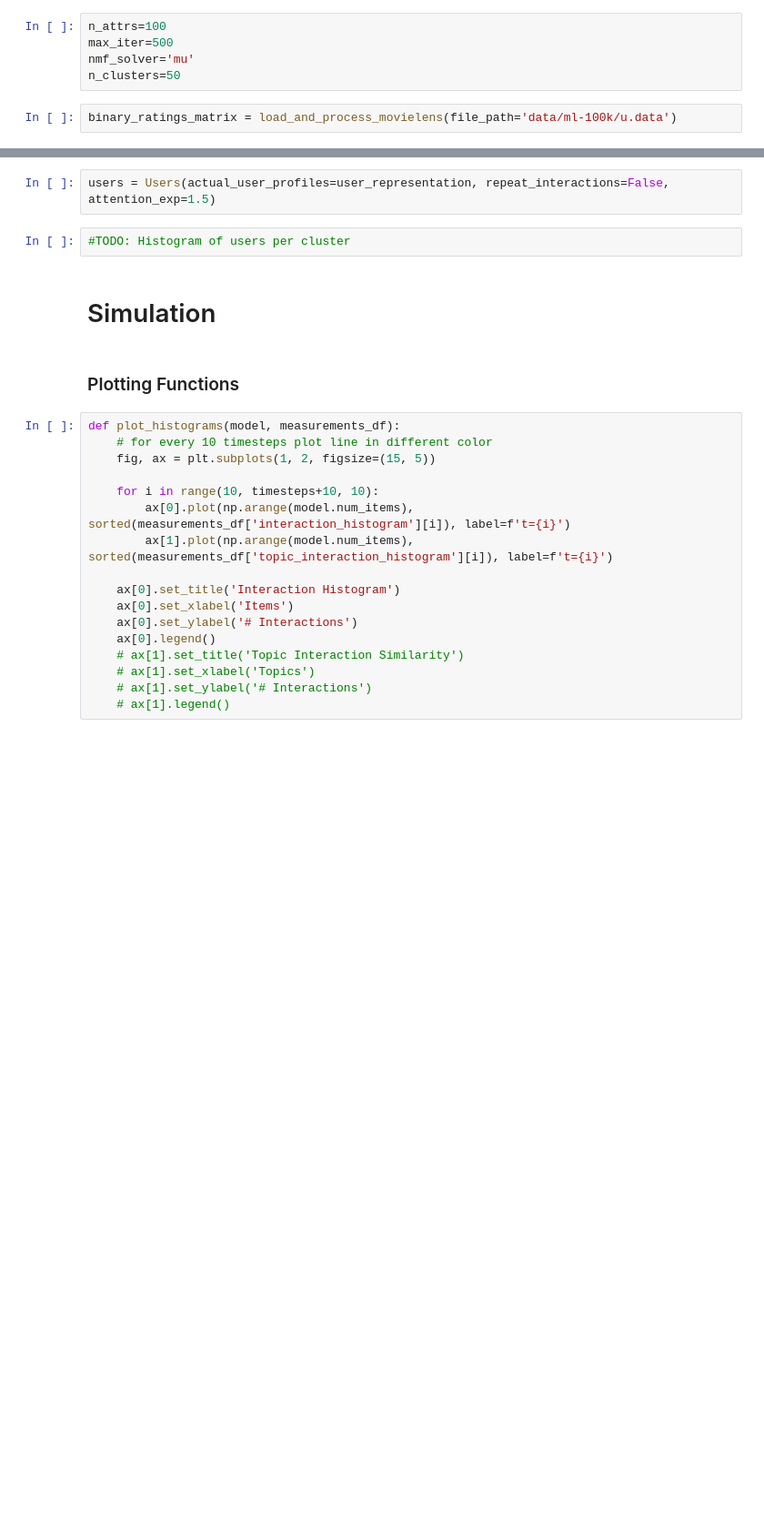
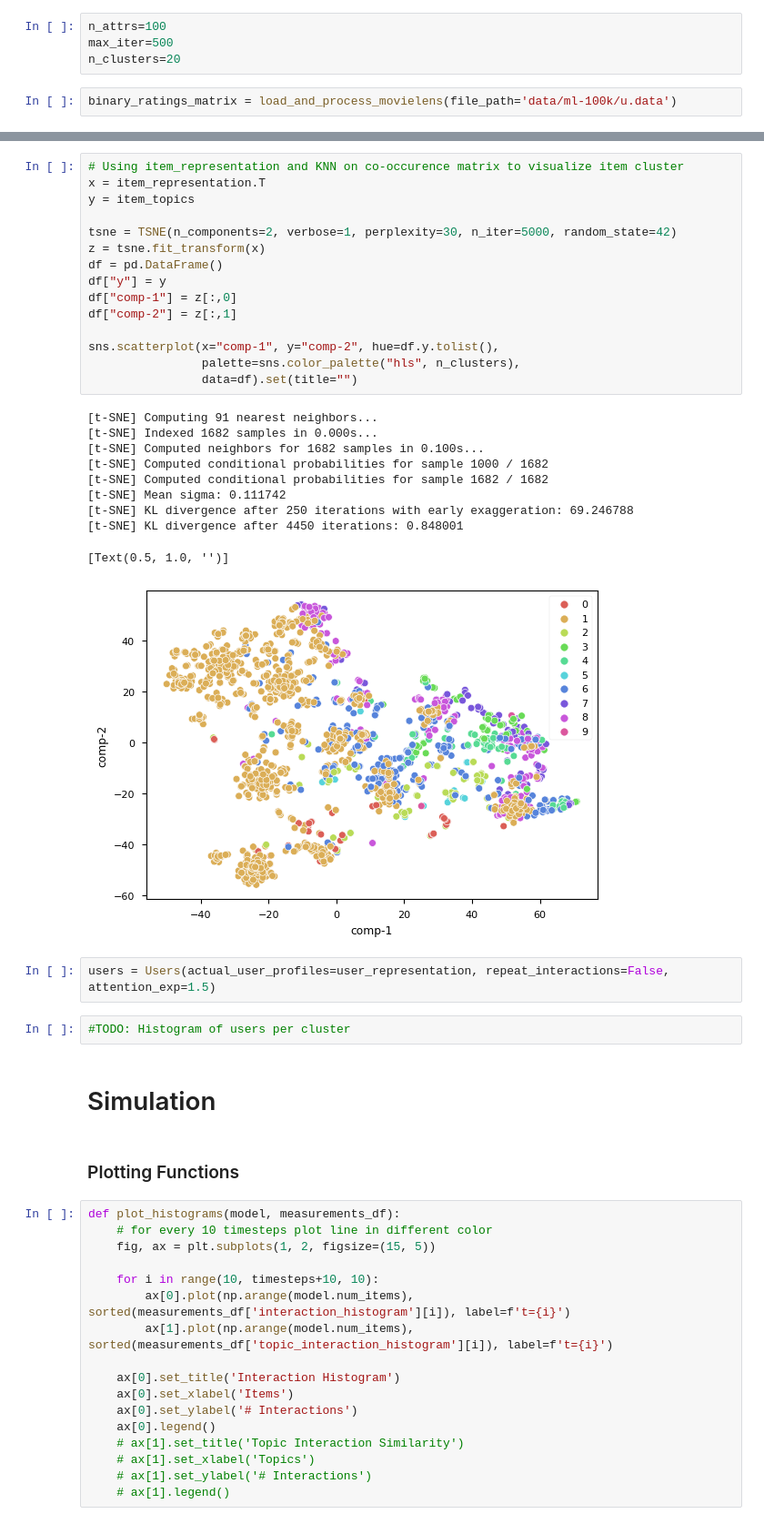
Before and after one commit to jannikjw/fair-recommender-systems, a Jupyter notebook: trecs_exp.ipynb, the cells around one changed output, grey strips where cells are left out. Shown: that part at 91% size. Saved outputs shown, nothing was run; the diff lists cells and outputs as text; blank space fills up the shorter version.

```diff
--- a/trecs_exp.ipynb
+++ b/trecs_exp.ipynb
@@ -24,8 +24,7 @@ simplefilter(action='ignore', category=FutureWarning)
 # %%
 n_attrs=100
 max_iter=500
-nmf_solver='mu'
-n_clusters=50
+n_clusters=20
 # %%
 binary_ratings_matrix = load_and_process_movielens(file_path='data/ml-100k/u.data')
 # %%
@@ -37,3 +79,29 @@ item_topics = get_topic_clusters(binary_ratings_matrix, n_clusters=n_clusters, n
+# %%
+# Using item_representation and KNN on co-occurence matrix to visualize item cluster
+x = item_representation.T
+y = item_topics
+
+tsne = TSNE(n_components=2, verbose=1, perplexity=30, n_iter=5000, random_state=42)
+z = tsne.fit_transform(x)
+df = pd.DataFrame()
+df["y"] = y
+df["comp-1"] = z[:,0]
+df["comp-2"] = z[:,1]
+
+sns.scatterplot(x="comp-1", y="comp-2", hue=df.y.tolist(),
+                palette=sns.color_palette("hls", n_clusters),
+                data=df).set(title="")
+# %% [output]
+[t-SNE] Computing 91 nearest neighbors...
+[t-SNE] Indexed 1682 samples in 0.000s...
+[t-SNE] Computed neighbors for 1682 samples in 0.100s...
+[t-SNE] Computed conditional probabilities for sample 1000 / 1682
+[t-SNE] Computed conditional probabilities for sample 1682 / 1682
+[t-SNE] Mean sigma: 0.111742
+[t-SNE] KL divergence after 250 iterations with early exaggeration: 69.246788
+[t-SNE] KL divergence after 4450 iterations: 0.848001
+[Text(0.5, 1.0, '')]
+[figure, added]
 # %%
 users = Users(actual_user_profiles=user_representation, repeat_interactions=False, attention_exp=1.5)
 # %%
```
Also changed, not shown: parts of 18 cells of this notebook, 4 other files.
